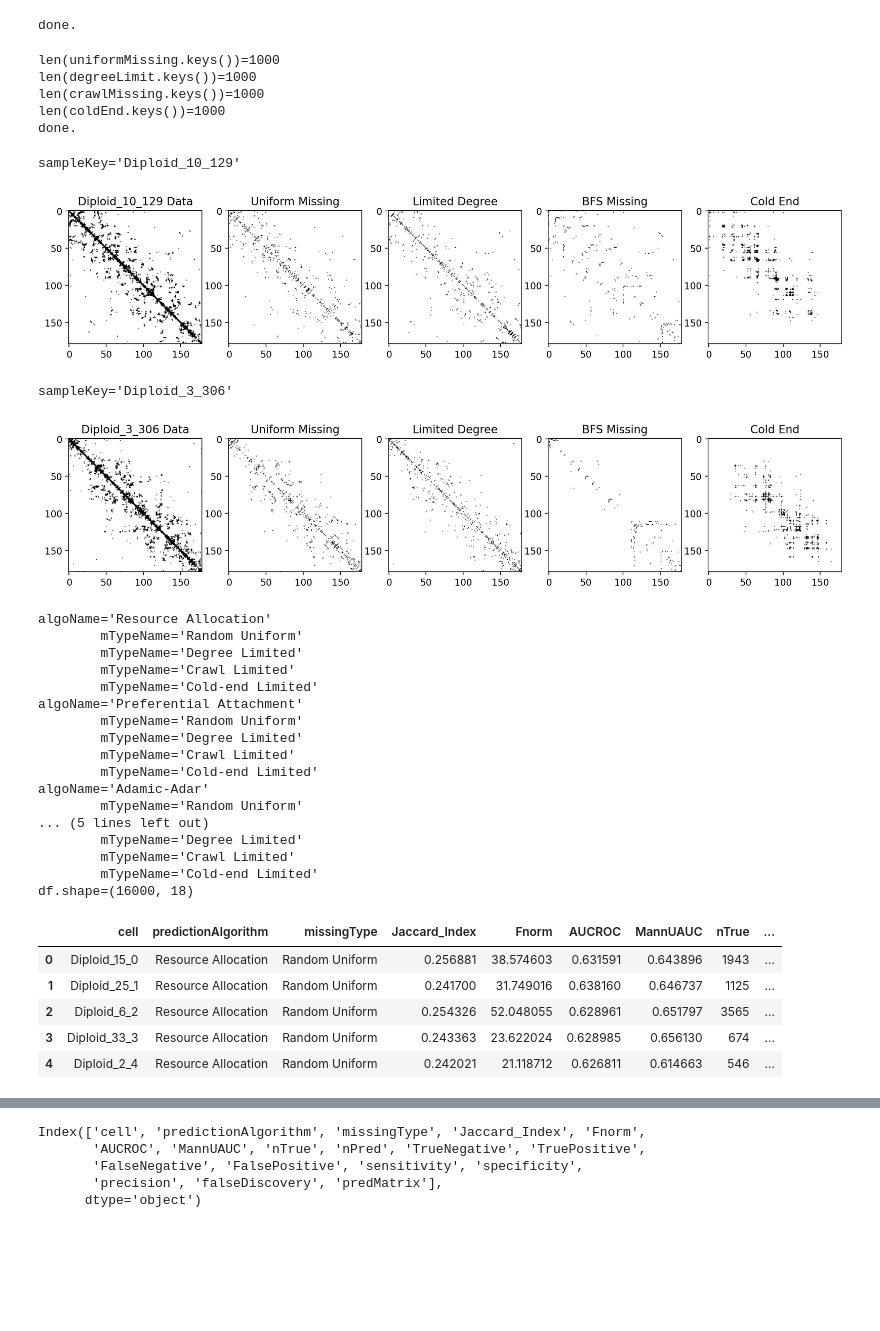
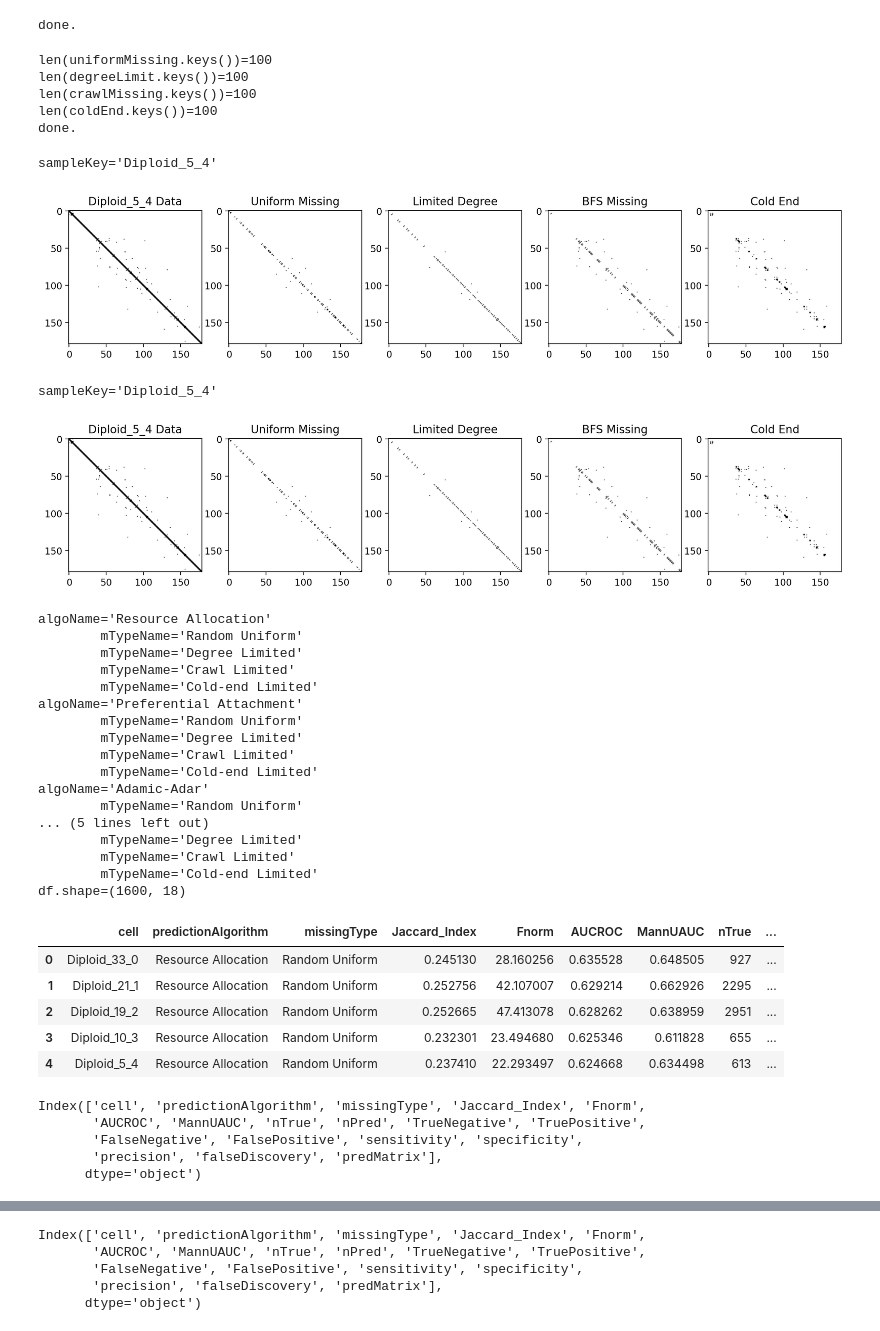
Before and after one commit to CooperStansbury/scPoreC-analysis, a Jupyter notebook: notebooks/quantify_predict.ipynb, the cells around one changed output, grey strips where cells are left out. Saved outputs shown, nothing was run; the diff lists cells and outputs as text; code cells hidden in the pictures; blank space fills up the shorter version.

```diff
--- a/notebooks/quantify_predict.ipynb
+++ b/notebooks/quantify_predict.ipynb
@@ -148,7 +148,7 @@ len(cellList)=3882
 # %% [markdown]
 NOTE: the raw data needs to be re-organized prior to extracting a single chromosome.
 # %%
-sampleSize = 1000
+sampleSize = 100
 chromosome = ['chr2']
 sample = np.random.choice(cellList, sampleSize, replace=False)
 
@@ -222,6 +222,10 @@ for k, A in hic.items():
     A = np.delete(A, rmInd, axis=0)
     A = np.delete(A, rmInd, axis=1)
 
+#     force diaginal and force adjacent connectionz
+    np.fill_diagonal(A, 1)
+    A = pcu.forceAdjacentConnections(A)
+
     hic[k] = A
 
 print('done.')
@@ -248,51 +252,51 @@ print(f"{len(coldEnd.keys())=}")
 
 print('done.')
 # %% [output]
-len(uniformMissing.keys())=1000
-len(degreeLimit.keys())=1000
-len(crawlMissing.keys())=1000
-len(coldEnd.keys())=1000
+len(uniformMissing.keys())=100
+len(degreeLimit.keys())=100
+len(crawlMissing.keys())=100
+len(coldEnd.keys())=100
 done.
 # %%
 # break
 # %%
 n = 2
-sampleKeys = np.random.choice(list(coldEnd.keys()), n)
+sampleKeys = np.random.choice(list(coldEnd.keys()), n, replace=False)
 
 for sampleKey in sampleKeys:
 
     print(f"{sampleKey=}")
 
     plt.rcParams['figure.dpi'] = 200
     plt.rcParams['figure.figsize'] = 15, 15
     fig = plt.figure()
 
     fig.add_subplot(151)
     plt.imshow(hic[sampleKey], cmap='binary')
     plt.title(f'{sampleKey} Data')
 
     fig.add_subplot(152)
     plt.imshow(uniformMissing[sampleKey], cmap='binary')
     plt.title('Uniform Missing')
 
     fig.add_subplot(153)
     plt.imshow(degreeLimit[sampleKey], cmap='binary')
     plt.title('Limited Degree')
 
     fig.add_subplot(154)
     plt.imshow(crawlMissing[sampleKey], cmap='binary')
     plt.title('BFS Missing')
 
     fig.add_subplot(155)
     plt.imshow(coldEnd[sampleKey], cmap='binary')
     plt.title('Cold End')
 
     plt.show()
 # %% [output]
-sampleKey='Diploid_10_129'
+sampleKey='Diploid_5_4'
-[figure, old version]
+[figure, new version]
-sampleKey='Diploid_3_306'
+sampleKey='Diploid_5_4'
-[figure, old version]
+[figure, new version]
 # %%
 tau = 0.5
 
@@ -388,10 +392,18 @@ algoName='Adamic-Adar'
         mTypeName='Degree Limited'
         mTypeName='Crawl Limited'
         mTypeName='Cold-end Limited'
-df.shape=(16000, 18)
+df.shape=(1600, 18)
 |  | cell | predictionAlgorithm | missingType | Jaccard_Index | Fnorm | AUCROC | MannUAUC | nTrue | ... |
-| 0 | Diploid_15_0 | Resource Allocation | Random Uniform | 0.256881 | 38.574603 | 0.631591 | 0.643896 | 1943 | ... |
-| 1 | Diploid_25_1 | Resource Allocation | Random Uniform | 0.241700 | 31.749016 | 0.638160 | 0.646737 | 1125 | ... |
-| 2 | Diploid_6_2 | Resource Allocation | Random Uniform | 0.254326 | 52.048055 | 0.628961 | 0.651797 | 3565 | ... |
-| 3 | Diploid_33_3 | Resource Allocation | Random Uniform | 0.243363 | 23.622024 | 0.628985 | 0.656130 | 674 | ... |
-| 4 | Diploid_2_4 | Resource Allocation | Random Uniform | 0.242021 | 21.118712 | 0.626811 | 0.614663 | 546 | ... |
+| 0 | Diploid_33_0 | Resource Allocation | Random Uniform | 0.245130 | 28.160256 | 0.635528 | 0.648505 | 927 | ... |
+| 1 | Diploid_21_1 | Resource Allocation | Random Uniform | 0.252756 | 42.107007 | 0.629214 | 0.662926 | 2295 | ... |
+| 2 | Diploid_19_2 | Resource Allocation | Random Uniform | 0.252665 | 47.413078 | 0.628262 | 0.638959 | 2951 | ... |
+| 3 | Diploid_10_3 | Resource Allocation | Random Uniform | 0.232301 | 23.494680 | 0.625346 | 0.611828 | 655 | ... |
+| 4 | Diploid_5_4 | Resource Allocation | Random Uniform | 0.237410 | 22.293497 | 0.624668 | 0.634498 | 613 | ... |
+# %%
+df.columns
+# %% [output]
+Index(['cell', 'predictionAlgorithm', 'missingType', 'Jaccard_Index', 'Fnorm',
+       'AUCROC', 'MannUAUC', 'nTrue', 'nPred', 'TrueNegative', 'TruePositive',
+       'FalseNegative', 'FalsePositive', 'sensitivity', 'specificity',
+       'precision', 'falseDiscovery', 'predMatrix'],
+      dtype='object')
```
Also changed, not shown: parts of 11 cells of this notebook, 5 other files.
